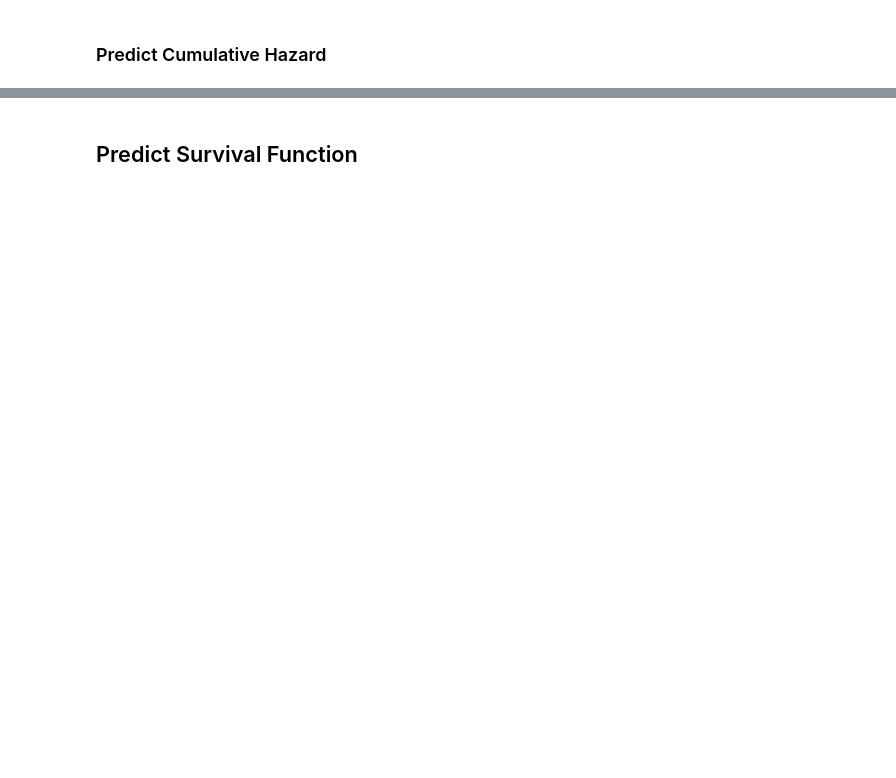
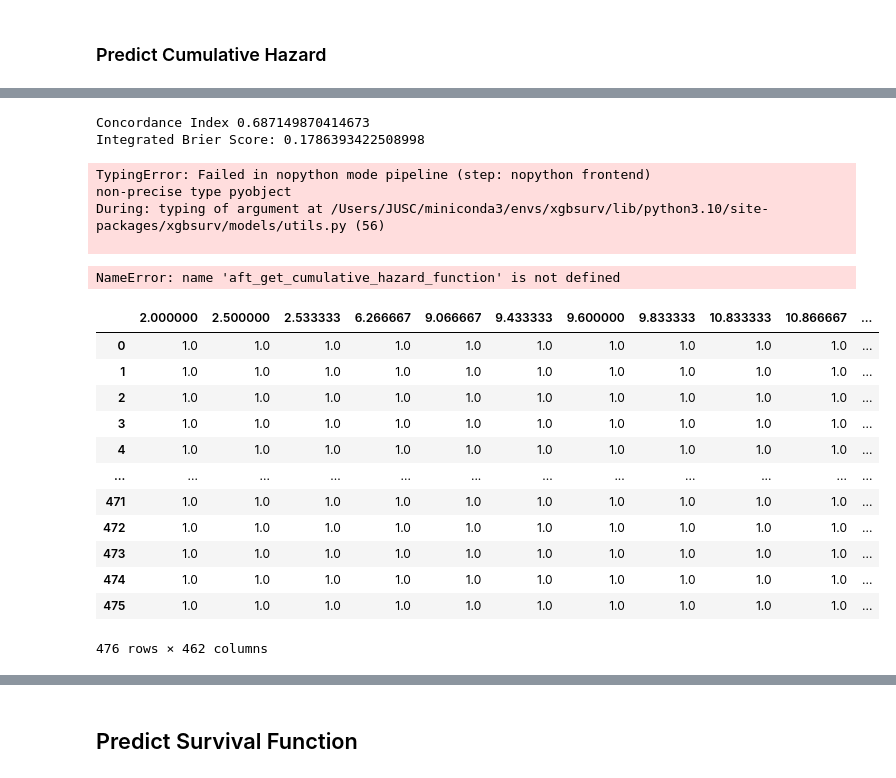
Before and after one commit to jatlantic/xgbsurv, a Jupyter notebook: examples/xgbsurv_aft.ipynb, the cells around one changed output, grey strips where cells are left out. Drawn from its saved outputs; the diff is of its cells as text; code cells hidden in the pictures; blank space fills up the shorter version.

```diff
--- a/examples/xgbsurv_aft.ipynb
+++ b/examples/xgbsurv_aft.ipynb
@@ -126,0 +288,19 @@ df_cum_hazards
+# %%
+class CustomSplit(StratifiedKFold):
+    def __init__(self, n_splits=5, shuffle=True, random_state=None):
+        super().__init__(n_splits=n_splits, shuffle=shuffle, random_state=random_state)
+
+    def split(self, X, y, groups=None):
+        try:
+            if y.shape[1]>1:
+                y = y[:,0]
+        except:
+            pass
+        bins = np.sign(y)
+        return super().split(X, bins, groups=groups)
+
+    def get_n_splits(self, X=None, y=None, groups=None):
+        return self.n_splits
+
+outer_custom_cv = CustomSplit(n_splits=n_outer_splits, shuffle=True, random_state=rand_state)
+inner_custom_cv = CustomSplit(n_splits=n_outer_splits, shuffle=True, random_state=rand_state)
@@ -126,0 +409,26 @@ df_cum_hazards
+# %%
+cum_hazard_train = get_cumulative_hazard_function_aft(
+        X_train.values, X_test.values, y_train.values, y_test.values,
+        best_preds_train.reshape(-1), best_preds_train.reshape(-1)
+        )
+
+df_survival_train = np.exp(-cum_hazard_train)
+durations_train, events_train = transform_back(y_train.values)
+time_grid_train = np.linspace(durations_train.min(), durations_train.max(), 100)
+ev = EvalSurv(df_survival_train, durations_train, events_train, censor_surv='km')
+print('Concordance Index',ev.concordance_td('antolini'))
+print('Integrated Brier Score:',ev.integrated_brier_score(time_grid_train))
+# %% [output]
+Concordance Index 0.687149870414673
+Integrated Brier Score: 0.1786393422508998
+# %%
+
+durations_test, events_test = transform_back(y_test)
+time_grid = np.linspace(durations_test.min(), durations_test.max(), 100)
+ev = EvalSurv(df_survival_function, durations_test, events_test, censor_surv='km')
+print('Concordance Index',ev.concordance_td('antolini'))
+# %% [output]
+TypingError: Failed in nopython mode pipeline (step: nopython frontend)
+non-precise type pyobject
+During: typing of argument at /Users/JUSC/miniconda3/envs/xgbsurv/lib/python3.10/site-packages/xgbsurv/models/utils.py (56)
+
@@ -126,0 +578,33 @@ df_cum_hazards
+# %%
+time_test, event_test = transform_back(y_test)
+preds_train = model.predict(X_train)#, output_margin=True
+preds_test = model.predict(X_test)
+d = aft_get_cumulative_hazard_function(
+    np.unique(time_test),
+    time_train,
+    event_train,
+    preds_train,
+    preds_test,
+    granularity=20.0,
+)
+d.shape
+# %% [output]
+NameError: name 'aft_get_cumulative_hazard_function' is not defined
+# %%
+df_survival_function = np.exp(-d)
+df_survival_function = df_survival_function.astype(np.float32)
+df_survival_function
+# %% [output]
+|  | 2.000000 | 2.500000 | 2.533333 | 6.266667 | 9.066667 | 9.433333 | 9.600000 | 9.833333 | 10.833333 | 10.866667 | ... |
+| 0 | 1.0 | 1.0 | 1.0 | 1.0 | 1.0 | 1.0 | 1.0 | 1.0 | 1.0 | 1.0 | ... |
+| 1 | 1.0 | 1.0 | 1.0 | 1.0 | 1.0 | 1.0 | 1.0 | 1.0 | 1.0 | 1.0 | ... |
+| 2 | 1.0 | 1.0 | 1.0 | 1.0 | 1.0 | 1.0 | 1.0 | 1.0 | 1.0 | 1.0 | ... |
+| 3 | 1.0 | 1.0 | 1.0 | 1.0 | 1.0 | 1.0 | 1.0 | 1.0 | 1.0 | 1.0 | ... |
+| 4 | 1.0 | 1.0 | 1.0 | 1.0 | 1.0 | 1.0 | 1.0 | 1.0 | 1.0 | 1.0 | ... |
+| ... | ... | ... | ... | ... | ... | ... | ... | ... | ... | ... | ... |
+| 471 | 1.0 | 1.0 | 1.0 | 1.0 | 1.0 | 1.0 | 1.0 | 1.0 | 1.0 | 1.0 | ... |
+| 472 | 1.0 | 1.0 | 1.0 | 1.0 | 1.0 | 1.0 | 1.0 | 1.0 | 1.0 | 1.0 | ... |
+| 473 | 1.0 | 1.0 | 1.0 | 1.0 | 1.0 | 1.0 | 1.0 | 1.0 | 1.0 | 1.0 | ... |
+| 474 | 1.0 | 1.0 | 1.0 | 1.0 | 1.0 | 1.0 | 1.0 | 1.0 | 1.0 | 1.0 | ... |
+| 475 | 1.0 | 1.0 | 1.0 | 1.0 | 1.0 | 1.0 | 1.0 | 1.0 | 1.0 | 1.0 | ... |
+476 rows × 462 columns
```
Also changed, not shown: parts of 35 cells of this notebook, 38 other files.
